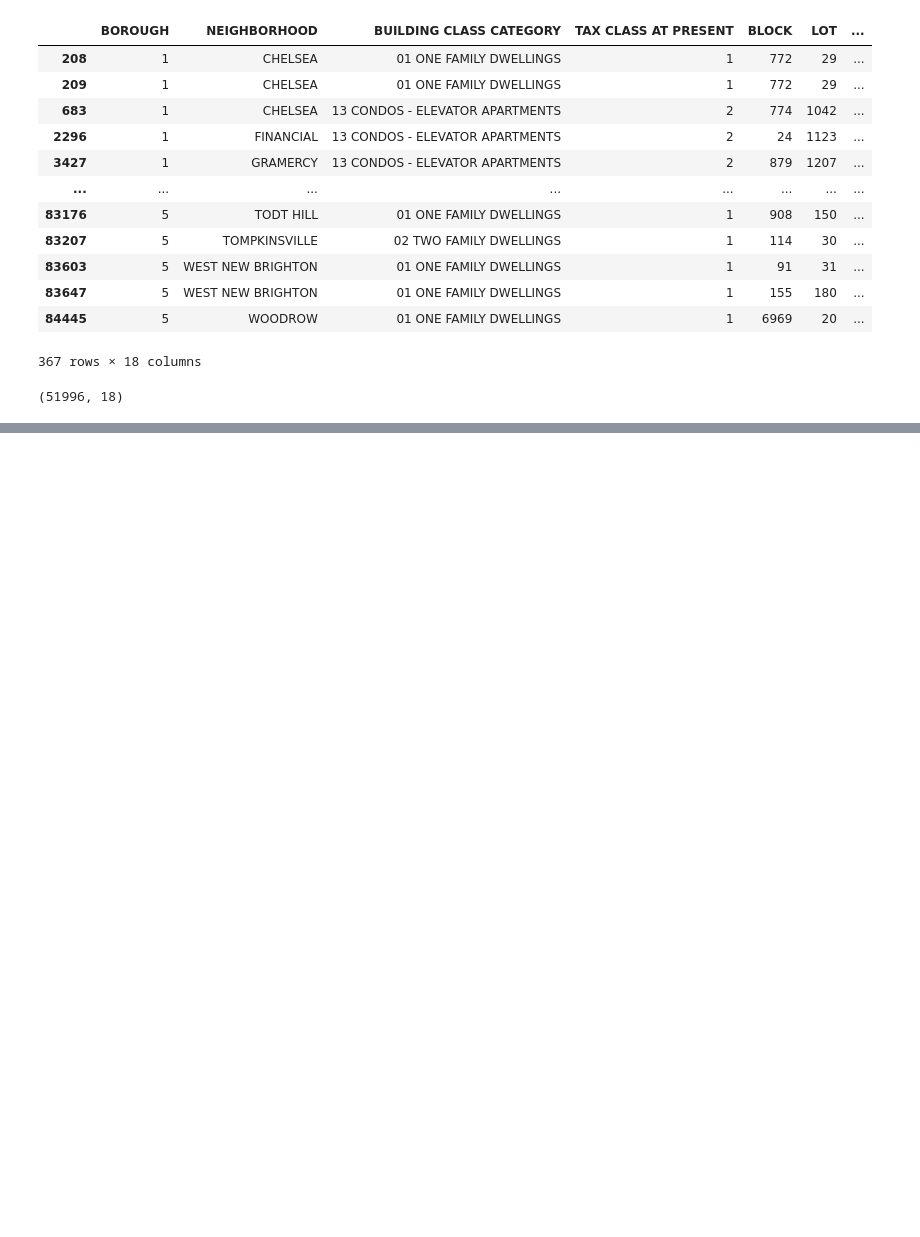
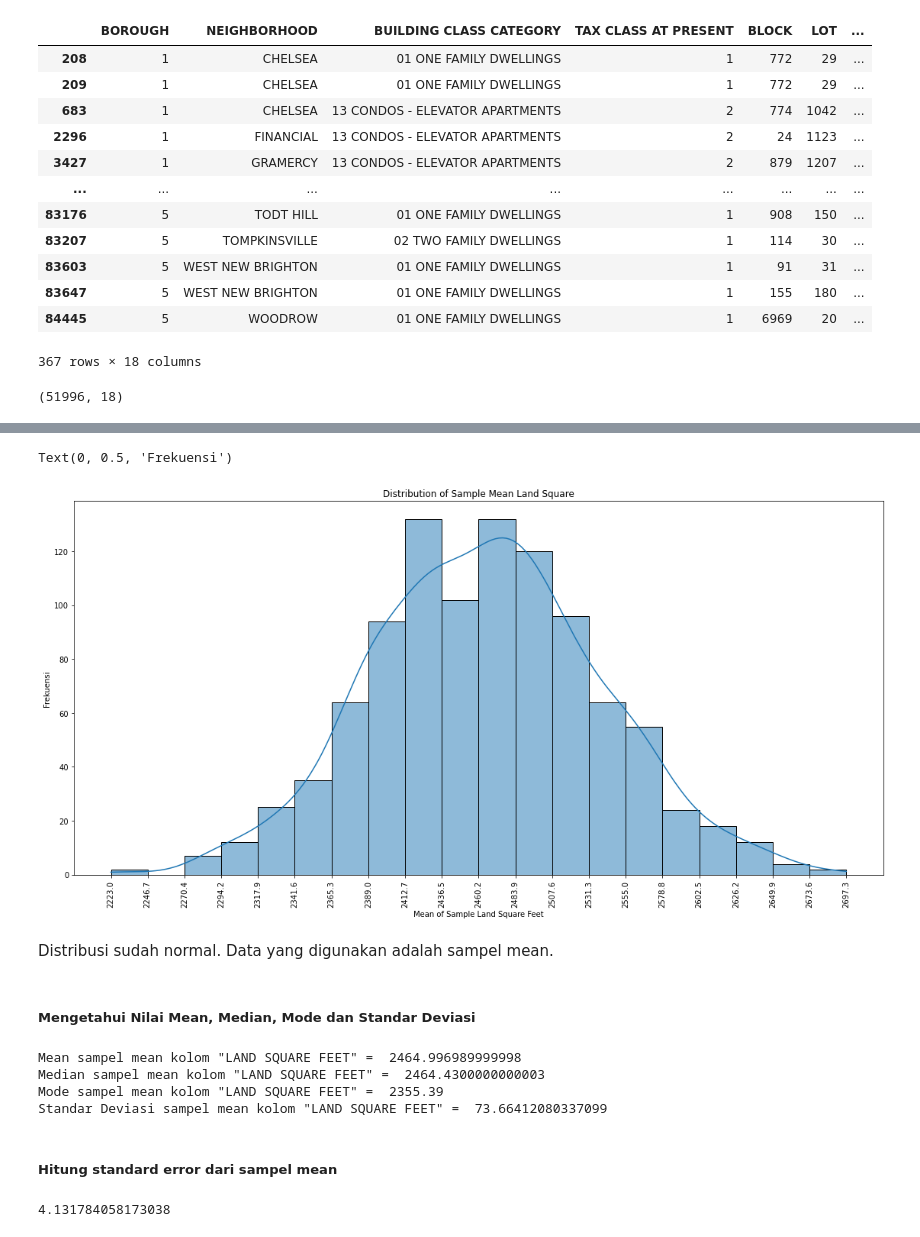
Before and after one commit to anantaw81/PYTHN-DataScience, a Jupyter notebook: Assignment_2/ass2.ipynb, the cells around one changed output, grey strips where cells are left out. Saved outputs shown, nothing was run; the diff lists cells and outputs as text; code cells hidden in the pictures; blank space fills up the shorter version.

```diff
--- a/Assignment_2/ass2.ipynb
+++ b/Assignment_2/ass2.ipynb
@@ -259,0 +462,9 @@ df_nyc_sales.shape   #Tampilkan dimensi setelah penghapusan
+# %%
+n = 100
+m = 1000
+sample_mean_land_square_feet = []
+for i in range(m):
+    sample_values = np.random.choice(a=df_land_square_feet,size=n)
+    sample_mean_land_square_feet.append(np.mean(sample_values))
+
+sample_mean_land_square_feet
@@ -259,0 +489,48 @@ df_nyc_sales.shape   #Tampilkan dimensi setelah penghapusan
+# %%
+count, bin_edges = np.histogram(sample_mean_land_square_feet, bins=20)
+fig = plt.figure(figsize=(19,9))
+ax = fig.add_subplot(1,1,1)
+sns.histplot(sample_mean_land_square_feet,kde=True, bins=20, ax=ax)
+ax.set_title('Distribution of Sample Mean Land Square')
+ax.set_xlabel('Mean of Sample Land Square Feet')
+ax.set_xticks(bin_edges)
+ax.tick_params(axis='x', labelrotation=90)
+ax.set_ylabel('Frekuensi')
+# %% [output]
+Text(0, 0.5, 'Frekuensi')
+[figure, added]
+# %% [markdown]
+Distribusi sudah normal. Data yang digunakan adalah sampel mean.
+# %% [markdown]
+##### Mengetahui Nilai Mean, Median, Mode dan Standar Deviasi
+# %%
+sample_means_series = pd.Series(sample_mean_land_square_feet)
+
+# hitung nilai rata-rata
+print('Mean sampel mean kolom "LAND SQUARE FEET" = ', sample_means_series.mean())
+# Hitung nilai median
+print('Median sampel mean kolom "LAND SQUARE FEET" = ', sample_means_series.median())
+# Hitung nilai mode
+print('Mode sampel mean kolom "LAND SQUARE FEET" = ', sample_means_series.mode()[0])
+# hitung standard deviasi
+print('Standar Deviasi sampel mean kolom "LAND SQUARE FEET" = ', sample_means_series.std())
+# %% [output]
+Mean sampel mean kolom "LAND SQUARE FEET" =  2464.996989999998
+Median sampel mean kolom "LAND SQUARE FEET" =  2464.4300000000003
+Mode sampel mean kolom "LAND SQUARE FEET" =  2355.39
+Standar Deviasi sampel mean kolom "LAND SQUARE FEET" =  73.66412080337099
+# %% [markdown]
+##### Hitung standard error dari sampel mean
+# %%
+# hitung rata-rata dan standar deviasi populasi
+pop_std_land_square = df_land_square_feet.std()
+pop_mean_land_square = df_land_square_feet.mean()
+
+# Menghitung jumlah seluruh populasi
+number_of_observation = len(df_land_square_feet)
+
+# Menghitung standar error
+standard_error_of_sampel_mean_land_feet = pop_std_land_square/np.sqrt(number_of_observation)
+standard_error_of_sampel_mean_land_feet
+# %% [output]
+4.131784058173038
```
Also changed, not shown: parts of 76 cells of this notebook, 1 other file.
